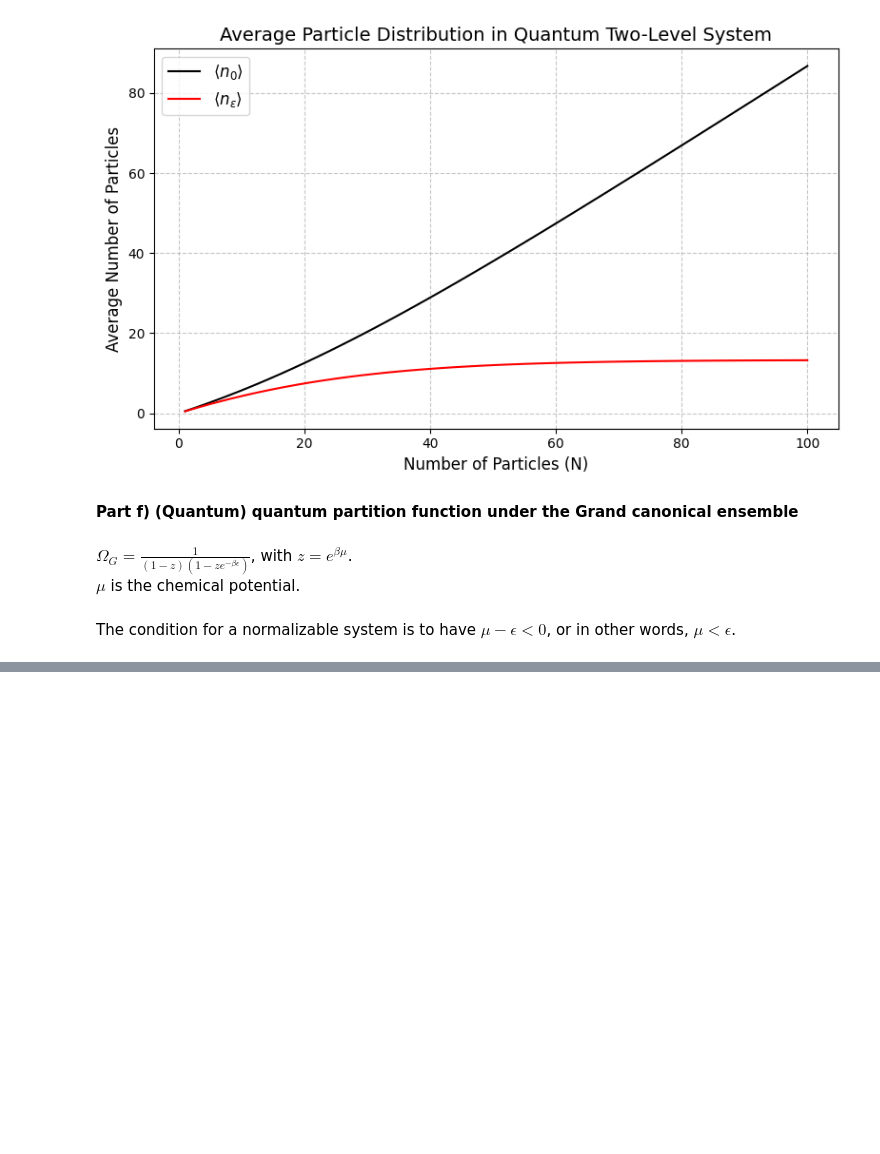
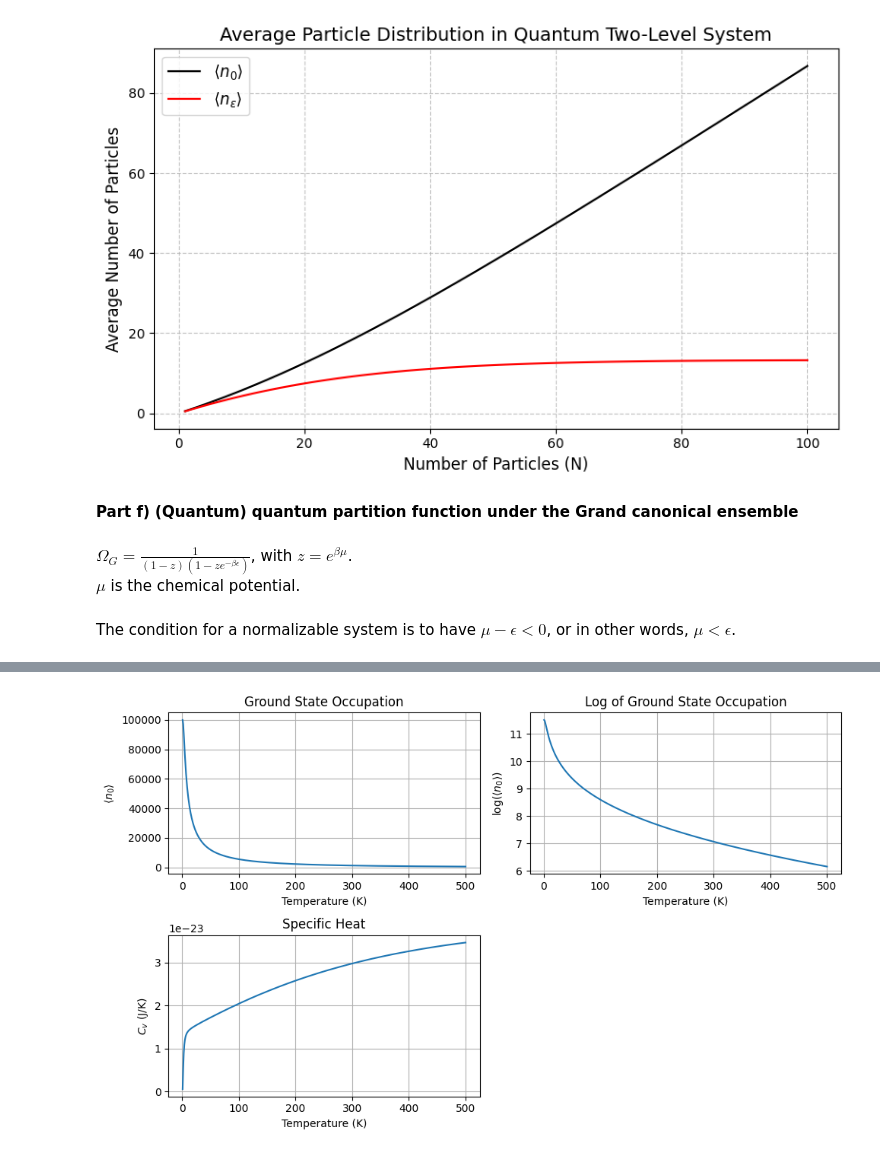
Before and after one commit to wcmelby/wcm_Phys129L_section, a Jupyter notebook: Section_5/Section5B.ipynb, the cells around one changed output, grey strips where cells are left out. Cells and saved outputs as stored; diff of their text form; code cells hidden in the pictures; blank space fills up the shorter version.

```diff
--- a/Section_5/Section5B.ipynb
+++ b/Section_5/Section5B.ipynb
@@ -112,0 +115,19 @@ $$\langle n \rangle = k_B T \frac{\partial}{\partial{\mu}} \ln{(\Omega_G)}$$
+# %%
+N = 1e5  # Total number of particles
+epsilon = 2e-18  # Energy of the first excited state (J)
+kB = 1.38e-23  # Boltzmann constant (J/K)
+T = 2000  # Temperature (K)
+beta = 1 / (kB * T)
+
+# Approximation for z for large N
+z = N / (N + 1)  # Fugacity
+
+# Ground state population
+n0 = z / (1 - z)
+
+# Excited state population
+n1 = (z * np.exp(-beta * epsilon)) / (1 - z * np.exp(-beta * epsilon))
+
+print(f"Average number of particles in ground state: {n0:.2f}")
+print(f"Average number of particles in excited state: {n1:.2e}")
+print(f"Total particles: {n0 + n1:.2f}")
@@ -112,0 +253,81 @@ $$\langle n \rangle = k_B T \frac{\partial}{\partial{\mu}} \ln{(\Omega_G)}$$
+# %%
+# Constants
+N = 1e5  # Total number of bosons
+kB = 1.38e-23  # Boltzmann constant (J/K)
+T_range = np.linspace(1, 500, 500)  # Temperature range in Kelvin
+
+# Modified energy levels and degeneracies
+n_levels = 1000  # Number of energy levels
+e_levels = np.linspace(1e-21, 1e-19, n_levels)  # Energy levels (J)
+g_levels = np.linspace(1, 10, n_levels)**2  # Degeneracy grows as g(E) ~ E^2
+
+# Functions for calculations
+def partition_function(beta):
+    """Calculate the partition function Z."""
+    return np.sum(g_levels * np.exp(-beta * e_levels))
+
+def average_occupation(beta):
+    """Calculate average occupation numbers for each energy level."""
+    Z = partition_function(beta)
+    return (g_levels * np.exp(-beta * e_levels)) / Z
+
+def specific_heat(beta, T):
+    """Calculate specific heat Cv."""
+    Z = partition_function(beta)
+    E_avg = np.sum(g_levels * e_levels * np.exp(-beta * e_levels)) / Z
+    E2_avg = np.sum(g_levels * (e_levels**2) * np.exp(-beta * e_levels)) / Z
+    return kB * beta**2 * (E2_avg - E_avg**2)
+
+# Arrays for results
+mu = []
+n0_values = []
+specific_heats = []
+log_n0_values = []
+
+# Numerical calculations
+for T in T_range:
+    beta = 1 / (kB * T)
+    occupations = average_occupation(beta)
+
+    # Ground state occupation
+    n0 = N * occupations[0]
+    n0_values.append(n0)
+
+    # Log of ground state occupation
+    log_n0_values.append(np.log(n0))
+
+    # Specific heat
+    Cv = specific_heat(beta, T)
+    specific_heats.append(Cv)
+
+# Plot results
+plt.figure(figsize=(10, 6))
+
+# Ground state occupation
+plt.subplot(2, 2, 1)
+plt.plot(T_range, n0_values, label=r"$\langle n_0 \rangle$")
+plt.xlabel("Temperature (K)")
+plt.ylabel(r"$\langle n_0 \rangle$")
+plt.title("Ground State Occupation")
+plt.grid(True)
+
+# Log of ground state occupation
+plt.subplot(2, 2, 2)
+plt.plot(T_range, log_n0_values, label=r"$\log(\langle n_0 \rangle)$")
+plt.xlabel("Temperature (K)")
+plt.ylabel(r"$\log(\langle n_0 \rangle)$")
+plt.title("Log of Ground State Occupation")
+plt.grid(True)
+
+# Specific heat
+plt.subplot(2, 2, 3)
+plt.plot(T_range, specific_heats, label=r"$C_v$")
+plt.xlabel("Temperature (K)")
+plt.ylabel(r"$C_v$ (J/K)")
+plt.title("Specific Heat")
+plt.grid(True)
+
+plt.tight_layout()
+plt.show()
+# %% [output]
+[figure, added]
```
Also changed, not shown: parts of 9 cells of this notebook.
